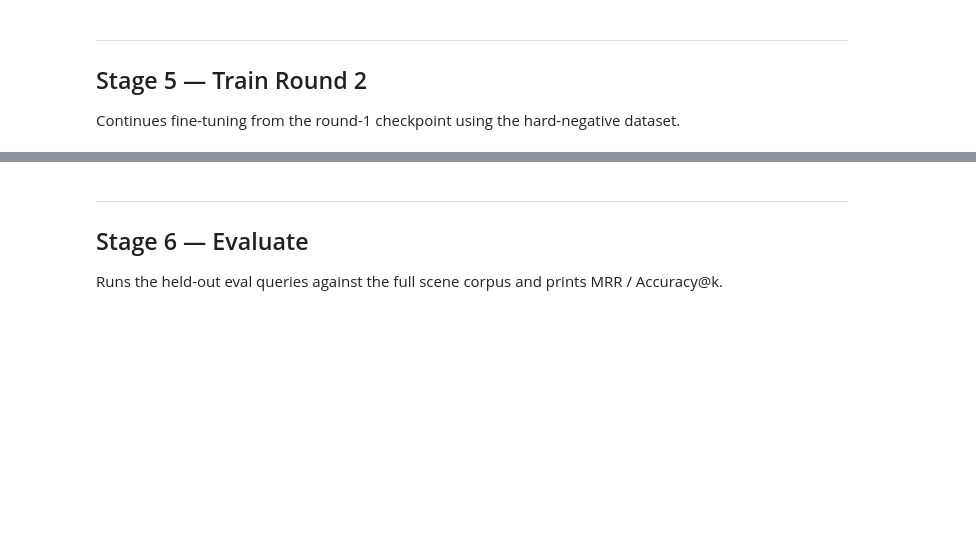
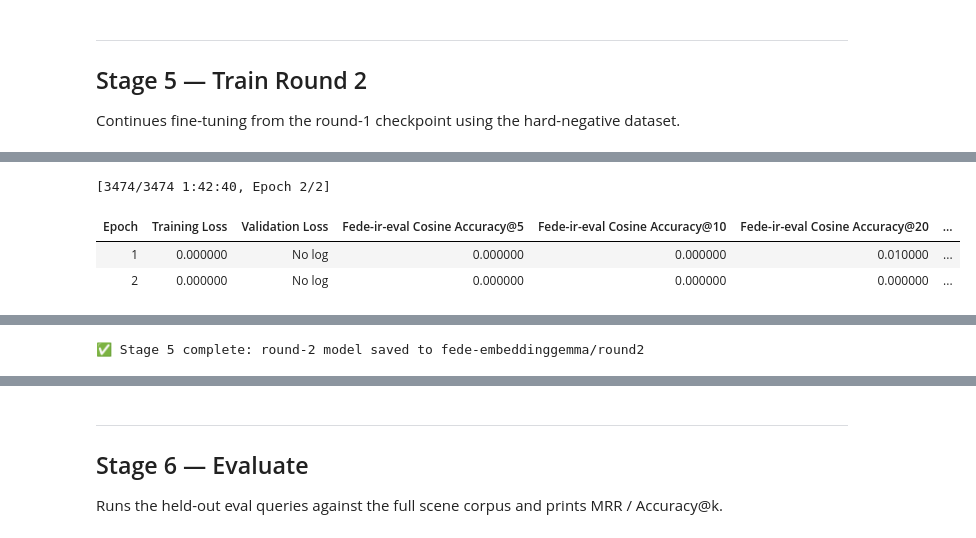
Before and after one commit to yamirghofran/fede, a Jupyter notebook: notebooks/finetuning_pipeline.ipynb, the cells around one changed output, grey strips where cells are left out. Cells and saved outputs as stored; diff of their text form; code cells hidden in the pictures; blank space fills up the shorter version.

```diff
--- a/notebooks/finetuning_pipeline.ipynb
+++ b/notebooks/finetuning_pipeline.ipynb
@@ -356,9 +442,11 @@ trainer2 = build_trainer(
     output_dir=ROUND2_MODEL_DIR,
     evaluator=evaluator2,
     use_lora=USE_LORA,
+    cached_mnrl_mini_batch=CACHED_MNRL_MINI_BATCH,
     **train_kwargs,
 )
 
 trainer2.train()
 r2_model.save(ROUND2_MODEL_DIR)
 print(f"\n✅ Stage 5 complete: round-2 model saved to {ROUND2_MODEL_DIR}")
+# %% [output]
@@ -364,0 +470,4 @@ print(f"\n✅ Stage 5 complete: round-2 model saved to {ROUND2_MODEL_DIR}")
+[3474/3474 1:42:40, Epoch 2/2]
+| Epoch | Training Loss | Validation Loss | Fede-ir-eval Cosine Accuracy@5 | Fede-ir-eval Cosine Accuracy@10 | Fede-ir-eval Cosine Accuracy@20 | ... |
+| 1 | 0.000000 | No log | 0.000000 | 0.000000 | 0.010000 | ... |
+| 2 | 0.000000 | No log | 0.000000 | 0.000000 | 0.000000 | ... |
@@ -365,3 +491,4 @@ print(f"\n✅ Stage 5 complete: round-2 model saved to {ROUND2_MODEL_DIR}")
+✅ Stage 5 complete: round-2 model saved to fede-embeddinggemma/round2
 # %%
 import gc
 
```
Also changed, not shown: parts of 15 cells of this notebook, 3 other files.
